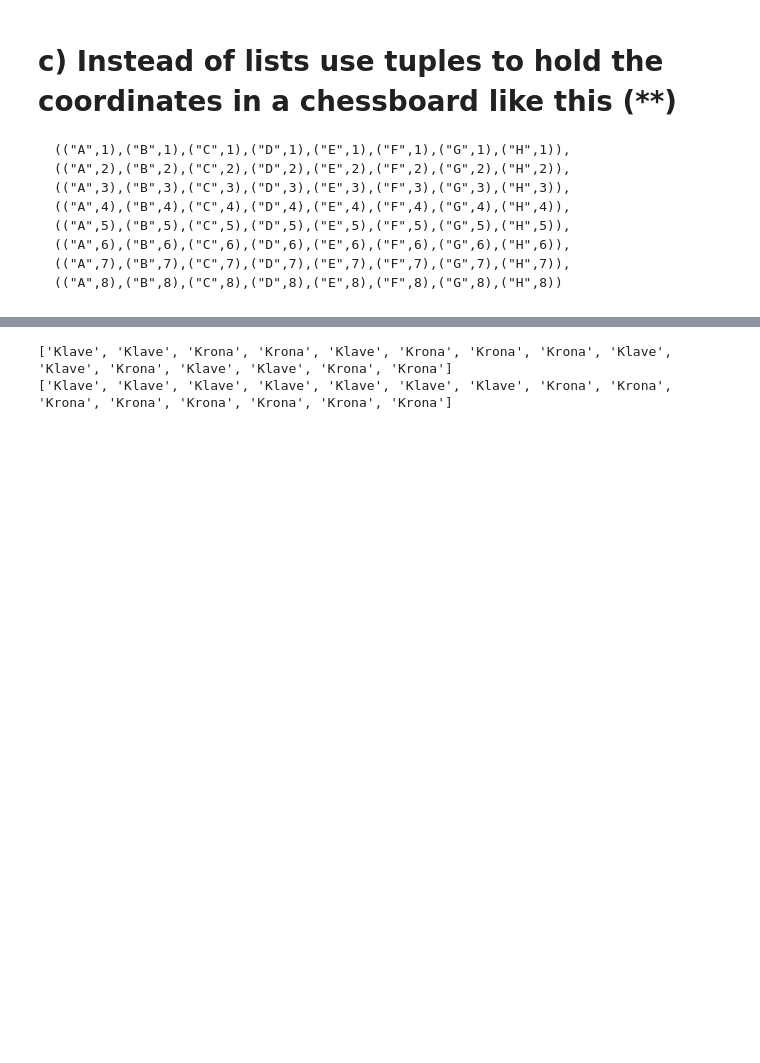
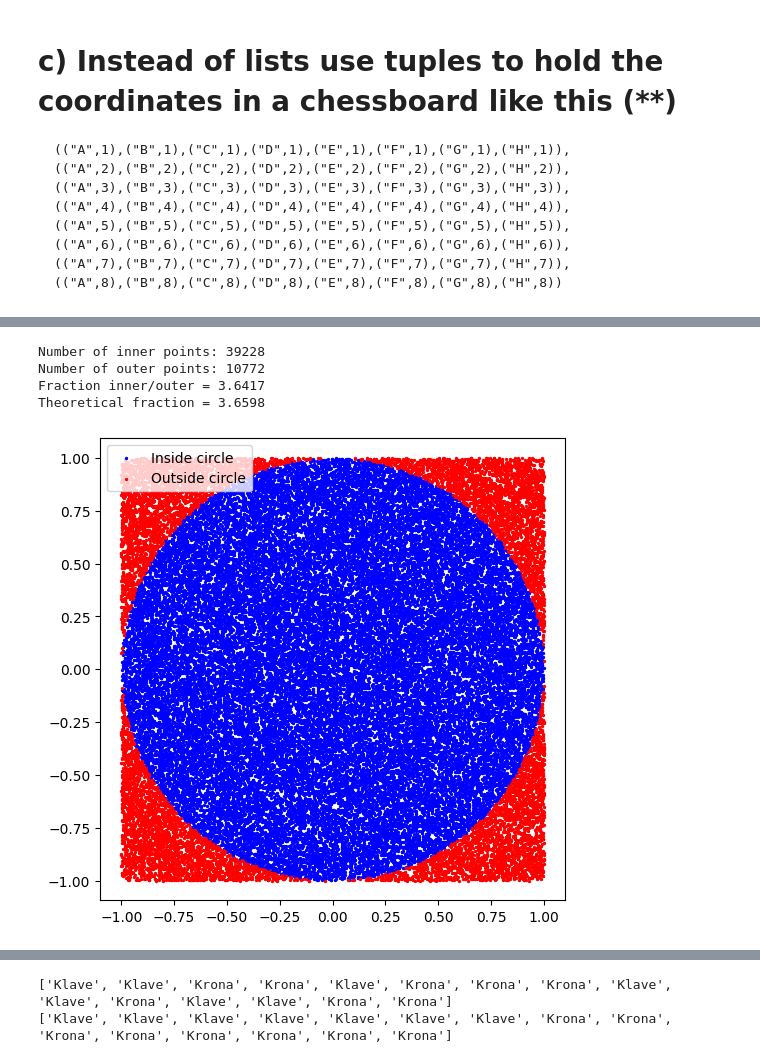
Before and after one commit to rickardgarnau-bit/python_Rickard_Garnau_de25, a Jupyter notebook: exercise_3/exercise_3.ipynb, the cells around one changed output, grey strips where cells are left out. Saved outputs shown, nothing was run; the diff lists cells and outputs as text; code cells hidden in the pictures; blank space fills up the shorter version.

```diff
--- a/exercise_3/exercise_3.ipynb
+++ b/exercise_3/exercise_3.ipynb
@@ -240,0 +359,52 @@ for row in chessboard:
+# %%
+import random as rnd
+import matplotlib.pyplot as plt
+
+num_points = 50000  # fler punkter ger bättre approximation
+
+x_inside, y_inside = [], []
+x_outside, y_outside = [], []
+
+# simulera punkter
+for _ in range(num_points):
+    x = rnd.uniform(-1, 1)  # slumpa x mellan -1 och 1
+    y = rnd.uniform(-1, 1)  # slumpa y mellan -1 och 1
+
+    distance_squared = x**2 + y**2  # avståndet i kvadrat från origo
+
+    if distance_squared < 1:  # punkt inom cirkeln
+        x_inside.append(x)
+        y_inside.append(y)
+    else:  # punkt utanför cirkeln
+        x_outside.append(x)
+        y_outside.append(y)
+
+# räkna antal punkter
+inner_points = len(x_inside)
+outer_points = len(x_outside)
+
+# beräkna fraktionen
+fraction = inner_points / outer_points
+
+# skriv ut resultat
+print(f"Number of inner points: {inner_points}")
+print(f"Number of outer points: {outer_points}")
+print(f"Fraction inner/outer = {fraction:.4f}")
+
+# jämför med det teoretiska värdet
+theoretical_fraction = 3.141592653589793 / (4 - 3.141592653589793)
+print(f"Theoretical fraction = {theoretical_fraction:.4f}")
+
+# valfri visualisering
+plt.figure(figsize=(6,6))
+plt.scatter(x_inside, y_inside, s=2, color="blue", label="Inside circle")
+plt.scatter(x_outside, y_outside, s=2, color="red", label="Outside circle")
+plt.axis("equal")
+plt.legend()
+plt.show()
+# %% [output]
+Number of inner points: 39228
+Number of outer points: 10772
+Fraction inner/outer = 3.6417
+Theoretical fraction = 3.6598
+[figure, added]
```
Also changed, not shown: parts of 10 cells of this notebook.
